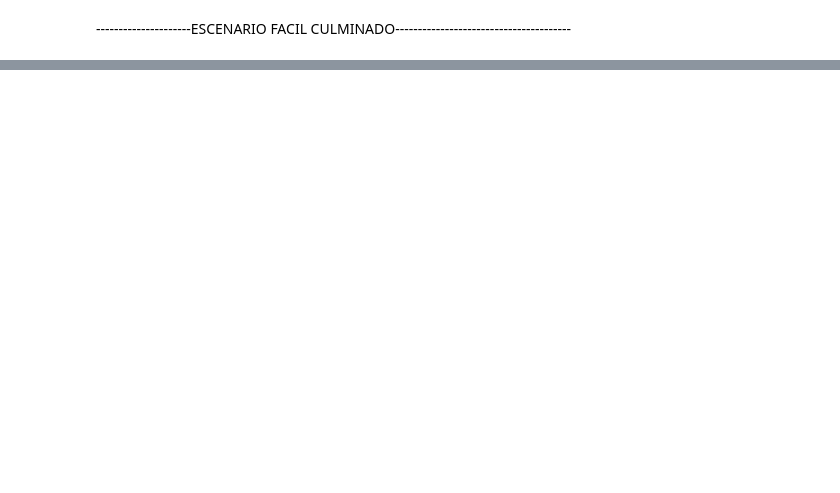
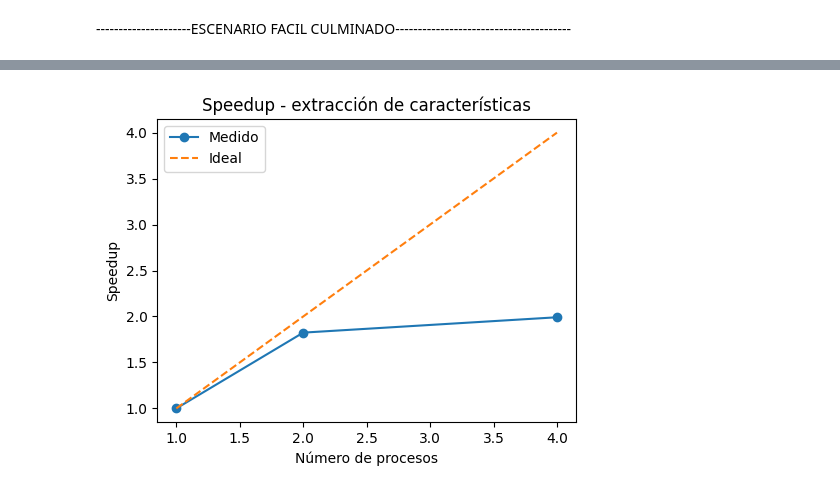
Before and after one commit to Fx2048/VISION_PARALELA_1, a Jupyter notebook: intento.ipynb, the cells around one changed output, grey strips where cells are left out. Drawn from its saved outputs; the diff is of its cells as text; code cells hidden in the pictures; blank space fills up the shorter version.

```diff
--- a/intento.ipynb
+++ b/intento.ipynb
@@ -284,0 +660,80 @@ os.rename("figures/cm_classic_sequential.png", "figures/cm_classic_sequential_A.
+# %%
+import os, time, json
+import multiprocessing as mp
+from pathlib import Path
+
+import cv2
+import matplotlib.pyplot as plt
+import numpy as np
+
+cv2.setNumThreads(1)   # evita que OpenCV use hilos extra dentro de cada proceso
+
+all_paths = sorted(Path("data/processed").rglob("*.png"))
+n_cpu = os.cpu_count() or 1
+print(f"Imágenes: {len(all_paths)} | CPUs disponibles: {n_cpu}")
+
+
+def _worker(p):
+    return extract_features(p)
+
+
+def run_sequential():
+    return [_worker(p) for p in all_paths]
+
+
+def run_parallel(n_proc):
+    ctx = mp.get_context("fork")
+    with ctx.Pool(processes=n_proc) as pool:
+        return pool.map(_worker, all_paths, chunksize=8)
+
+
+REPS = 3
+proc_list = [p for p in [1, 2, 4, 8] if p <= n_cpu]
+
+run_sequential()   # calentamiento (caché de disco)
+
+# Baseline secuencial: bucle simple, sin Pool
+t_seq_runs = []
+for _ in range(REPS):
+    t0 = time.perf_counter()
+    feats_seq = run_sequential()
+    t_seq_runs.append(time.perf_counter() - t0)
+t_seq = float(np.median(t_seq_runs))
+print(f"Secuencial: {t_seq:.3f} s")
+
+rows = [{"processes": 1, "time_s": t_seq, "speedup": 1.0, "efficiency": 1.0,
+         "throughput_img_s": len(all_paths) / t_seq}]
+
+for n_proc in [p for p in proc_list if p > 1]:
+    runs = []
+    for _ in range(REPS):
+        t0 = time.perf_counter()
+        feats_par = run_parallel(n_proc)
+        runs.append(time.perf_counter() - t0)
+    t_par = float(np.median(runs))
+    speedup = t_seq / t_par
+    rows.append({"processes": n_proc, "time_s": t_par, "speedup": speedup,
+                 "efficiency": speedup / n_proc,
+                 "throughput_img_s": len(all_paths) / t_par})
+    ok = np.allclose(np.array(feats_seq), np.array(feats_par))
+    print(f"{n_proc} procesos: {t_par:.3f} s | speedup {speedup:.2f}x | "
+          f"eficiencia {speedup/n_proc:.0%} | mismos resultados: {ok}")
+
+Path("results").mkdir(exist_ok=True)
+Path("figures").mkdir(exist_ok=True)
+with open("results/classic_parallel_B.json", "w") as f:
+    json.dump({"scenario": "clasico_paralelo_B", "n_images": len(all_paths),
+               "n_cpu": n_cpu, "reps": REPS, "runs": rows}, f, indent=2)
+
+procs = [r["processes"] for r in rows]
+plt.figure(figsize=(5, 4))
+plt.plot(procs, [r["speedup"] for r in rows], "o-", label="Medido")
+plt.plot(procs, procs, "--", label="Ideal")
+plt.xlabel("Número de procesos")
+plt.ylabel("Speedup")
+plt.title("Speedup - extracción de características")
+plt.legend()
+plt.tight_layout()
+plt.savefig("figures/speedup_classic_parallel_B.png", dpi=150)
+plt.show()
+# %% [output]
@@ -284,0 +744 @@ os.rename("figures/cm_classic_sequential.png", "figures/cm_classic_sequential_A.
+[figure, added]
```
Also changed, not shown: parts of 16 cells of this notebook.
